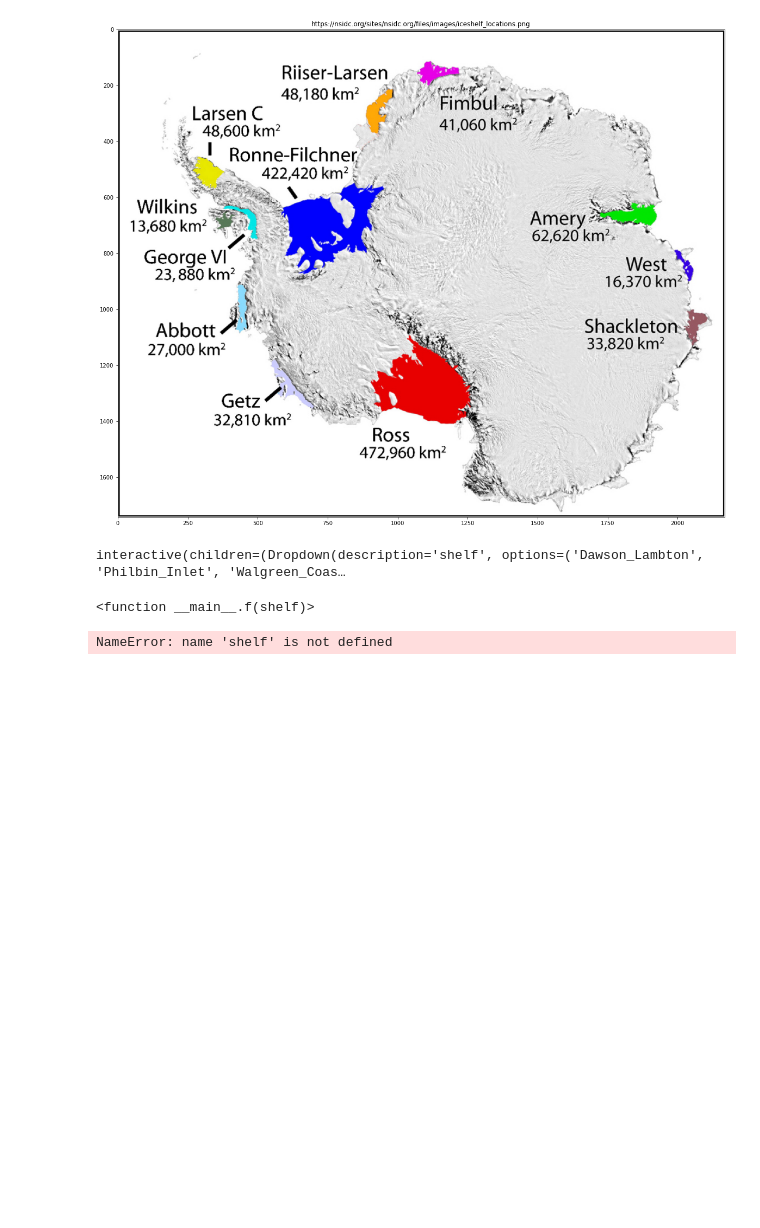
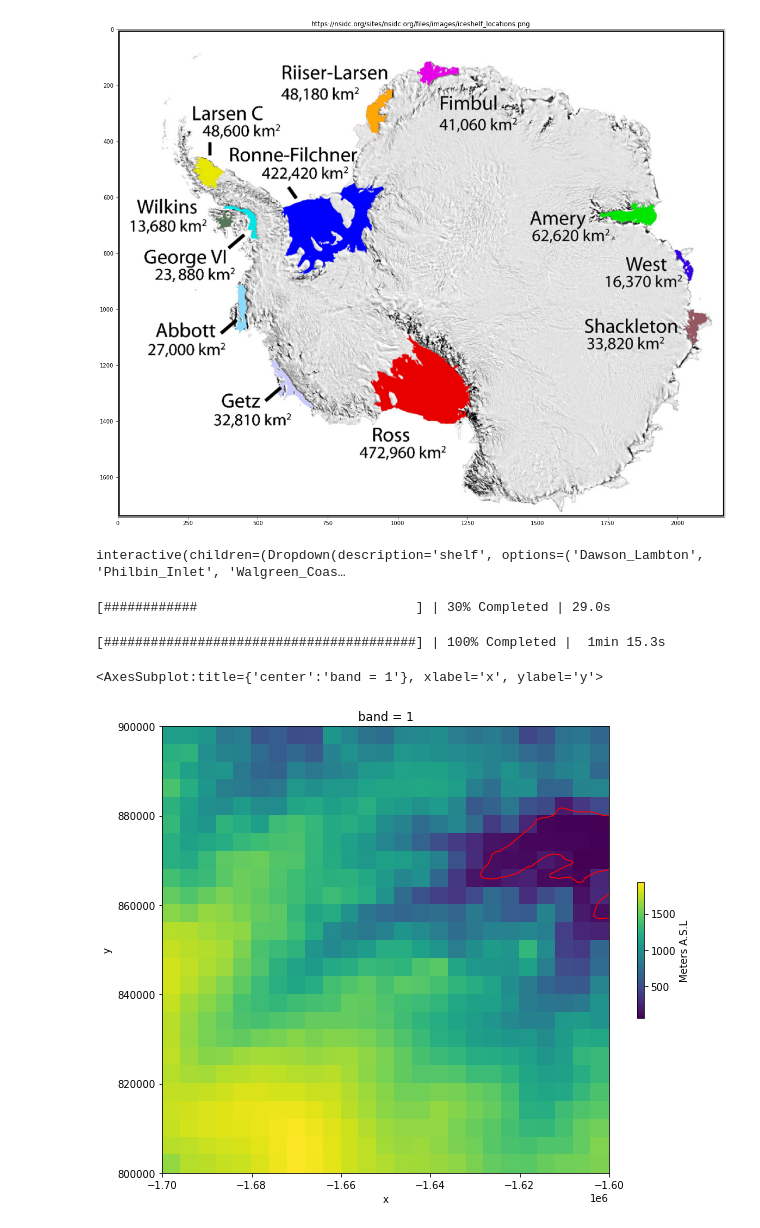
Before and after one commit to ldeo-glaciology/REMAWaterRouting, a Jupyter notebook: REMADrainageBasins_AGU2020.ipynb, the cells around one changed output. Saved outputs shown, nothing was run; the diff lists cells and outputs as text; code cells hidden in the pictures; blank space fills up the shorter version.

```diff
--- a/REMADrainageBasins_AGU2020.ipynb
+++ b/REMADrainageBasins_AGU2020.ipynb
@@ -67,13 +71,23 @@ def f(shelf):#select an ice shelf, the Amery Ice Shelf in east Antarctica
     fig,axis = plt.subplots()
     REMA_index.plot(ax=axis)
     SelectedIceShelf.geometry.plot(ax=axis,color='r')
-    return shelf
 # %%
-interact(f,shelf = list(IS.NAME))
+w = interactive(f,shelf = list(IS.NAME))
-# %% [output]
-interactive(children=(Dropdown(description='shelf', options=('Dawson_Lambton', 'Philbin_Inlet', 'Walgreen_Coas…
-<function __main__.f(shelf)>
-# %%
-shelf
-# %% [output]
-NameError: name 'shelf' is not defined
+# %%
+display(w)
+# %% [output]
+interactive(children=(Dropdown(description='shelf', options=('Dawson_Lambton', 'Philbin_Inlet', 'Walgreen_Coas…
+# %%
+sample = hy.download_REMA(w.kwargs['shelf'])
+# %%
+fig, ax = plt.subplots(figsize=(10,10))
+with ProgressBar():
+    dem_plot = sample.coarsen(x=5,y=5).mean().plot(ax=ax,add_colorbar=False)
+plt.colorbar(dem_plot, shrink=0.25, label='Meters A.S.L')
+SelectedIceShelf = IS[IS.NAME==w.kwargs['shelf']]
+SelectedIceShelf.plot(ax=ax, facecolor='None',edgecolor='r')
+# %% [output]
+[############                            ] | 30% Completed | 29.0s
+[########################################] | 100% Completed |  1min 15.3s
+<AxesSubplot:title={'center':'band = 1'}, xlabel='x', ylabel='y'>
+[figure, added]
```
Also changed, not shown: parts of 20 cells of this notebook, 1 other file.
